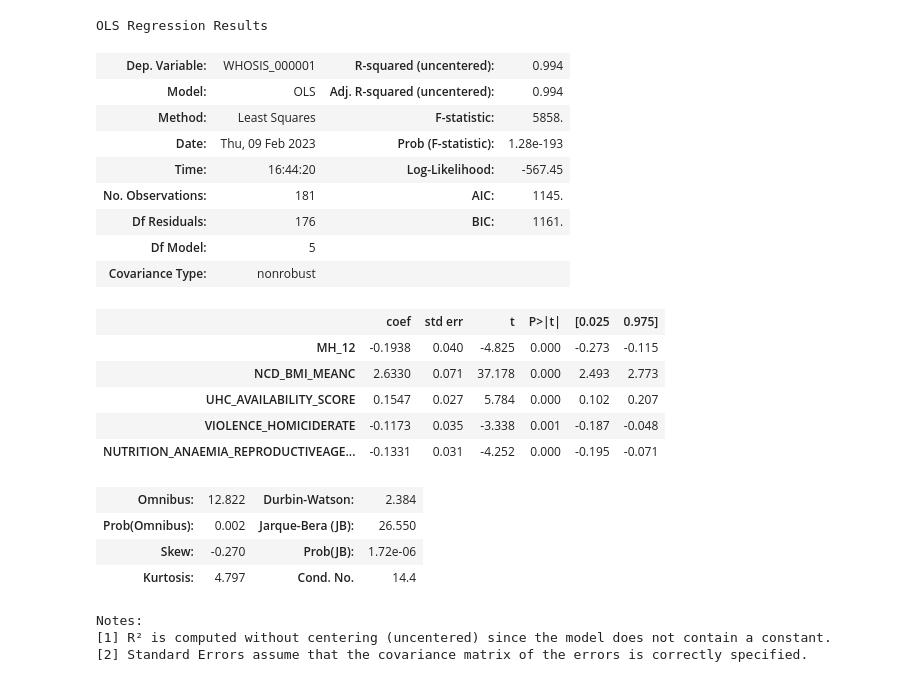
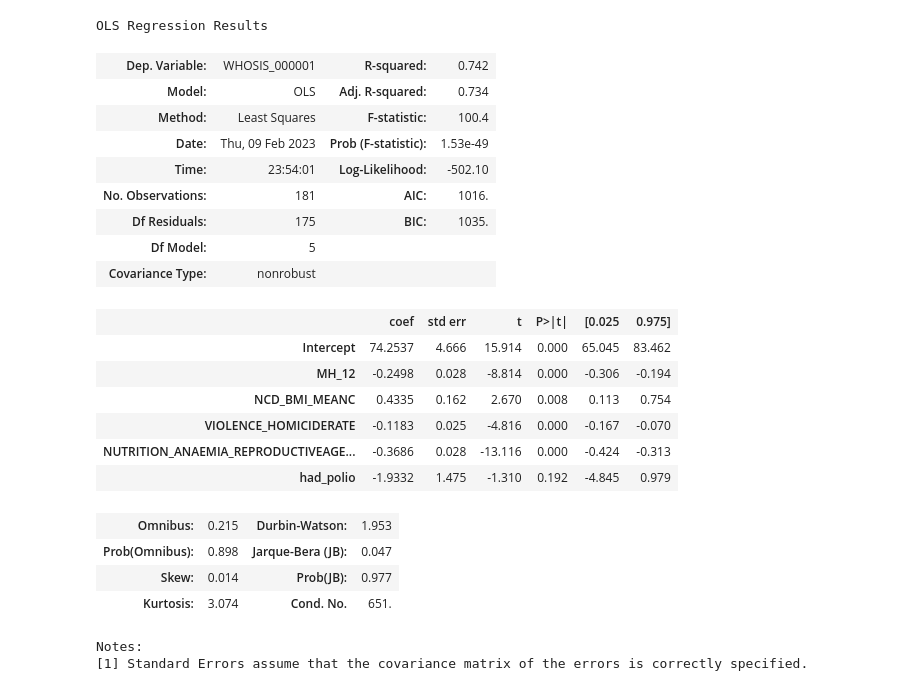
Before and after one commit to mattbreitenbach/regression_lifeexp, a Jupyter notebook: regression_analysis.ipynb, the cells around one changed output. Saved outputs shown, nothing was run; the diff lists cells and outputs as text; code cells hidden in the pictures.

```diff
--- a/regression_analysis.ipynb
+++ b/regression_analysis.ipynb
@@ -123,32 +149,38 @@ Notes:
 # %%
-who_data = who_data_original[['WHOSIS_000001','MH_12', 'NCD_BMI_MEANC', 'UHC_AVAILABILITY_SCORE', 'VIOLENCE_HOMICIDERATE', 'NUTRITION_ANAEMIA_REPRODUCTIVEAGE_PREV']]
+#regression with all variables minus WHS3_49, UHC_AVAILABILITY_SCORE, M_Est_tob_curr_std
+
+who_data = who_data_original.copy()
+who_data = who_data.drop("WHS3_49", axis=1)
+who_data = who_data.drop("UHC_AVAILABILITY_SCORE", axis=1)
+who_data = who_data.drop("M_Est_tob_curr_std", axis=1)
 who_data = who_data.dropna()
-Y = who_data["WHOSIS_000001"]
-X = who_data[['MH_12', 'NCD_BMI_MEANC', 'UHC_AVAILABILITY_SCORE', 'VIOLENCE_HOMICIDERATE', 'NUTRITION_ANAEMIA_REPRODUCTIVEAGE_PREV']]
 
-model = sm.OLS(Y, X).fit()
-model.summary()
+Y, X = dmatrices('WHOSIS_000001 ~ MH_12 + NCD_BMI_MEANC + VIOLENCE_HOMICIDERATE + NUTRITION_ANAEMIA_REPRODUCTIVEAGE_PREV + had_polio', data=who_data, return_type='dataframe')
+
+model = sm.OLS(Y, X)
+res = model.fit()
+res.summary()
 # %% [output]
 OLS Regression Results
-| Dep. Variable: | WHOSIS_000001 | R-squared (uncentered): | 0.994 |
-| Model: | OLS | Adj. R-squared (uncentered): | 0.994 |
-| Method: | Least Squares | F-statistic: | 5858. |
-| Date: | Thu, 09 Feb 2023 | Prob (F-statistic): | 1.28e-193 |
-| Time: | 16:44:20 | Log-Likelihood: | -567.45 |
-| No. Observations: | 181 | AIC: | 1145. |
-| Df Residuals: | 176 | BIC: | 1161. |
+| Dep. Variable: | WHOSIS_000001 | R-squared: | 0.742 |
+| Model: | OLS | Adj. R-squared: | 0.734 |
+| Method: | Least Squares | F-statistic: | 100.4 |
+| Date: | Thu, 09 Feb 2023 | Prob (F-statistic): | 1.53e-49 |
+| Time: | 23:54:01 | Log-Likelihood: | -502.10 |
+| No. Observations: | 181 | AIC: | 1016. |
+| Df Residuals: | 175 | BIC: | 1035. |
 | Df Model: | 5 |  |  |
 | Covariance Type: | nonrobust |  |  |
 |  | coef | std err | t | P>|t| | [0.025 | 0.975] |
-| MH_12 | -0.1938 | 0.040 | -4.825 | 0.000 | -0.273 | -0.115 |
-| NCD_BMI_MEANC | 2.6330 | 0.071 | 37.178 | 0.000 | 2.493 | 2.773 |
-| UHC_AVAILABILITY_SCORE | 0.1547 | 0.027 | 5.784 | 0.000 | 0.102 | 0.207 |
-| VIOLENCE_HOMICIDERATE | -0.1173 | 0.035 | -3.338 | 0.001 | -0.187 | -0.048 |
-| NUTRITION_ANAEMIA_REPRODUCTIVEAGE... | -0.1331 | 0.031 | -4.252 | 0.000 | -0.195 | -0.071 |
+| Intercept | 74.2537 | 4.666 | 15.914 | 0.000 | 65.045 | 83.462 |
+| MH_12 | -0.2498 | 0.028 | -8.814 | 0.000 | -0.306 | -0.194 |
+| NCD_BMI_MEANC | 0.4335 | 0.162 | 2.670 | 0.008 | 0.113 | 0.754 |
+| VIOLENCE_HOMICIDERATE | -0.1183 | 0.025 | -4.816 | 0.000 | -0.167 | -0.070 |
+| NUTRITION_ANAEMIA_REPRODUCTIVEAGE... | -0.3686 | 0.028 | -13.116 | 0.000 | -0.424 | -0.313 |
+| had_polio | -1.9332 | 1.475 | -1.310 | 0.192 | -4.845 | 0.979 |
-| Omnibus: | 12.822 | Durbin-Watson: | 2.384 |
-| Prob(Omnibus): | 0.002 | Jarque-Bera (JB): | 26.550 |
-| Skew: | -0.270 | Prob(JB): | 1.72e-06 |
-| Kurtosis: | 4.797 | Cond. No. | 14.4 |
+| Omnibus: | 0.215 | Durbin-Watson: | 1.953 |
+| Prob(Omnibus): | 0.898 | Jarque-Bera (JB): | 0.047 |
+| Skew: | 0.014 | Prob(JB): | 0.977 |
+| Kurtosis: | 3.074 | Cond. No. | 651. |
 Notes:
-[1] R² is computed without centering (uncentered) since the model does not contain a constant.
-[2] Standard Errors assume that the covariance matrix of the errors is correctly specified.
+[1] Standard Errors assume that the covariance matrix of the errors is correctly specified.
```
Also changed, not shown: parts of 19 cells of this notebook.
